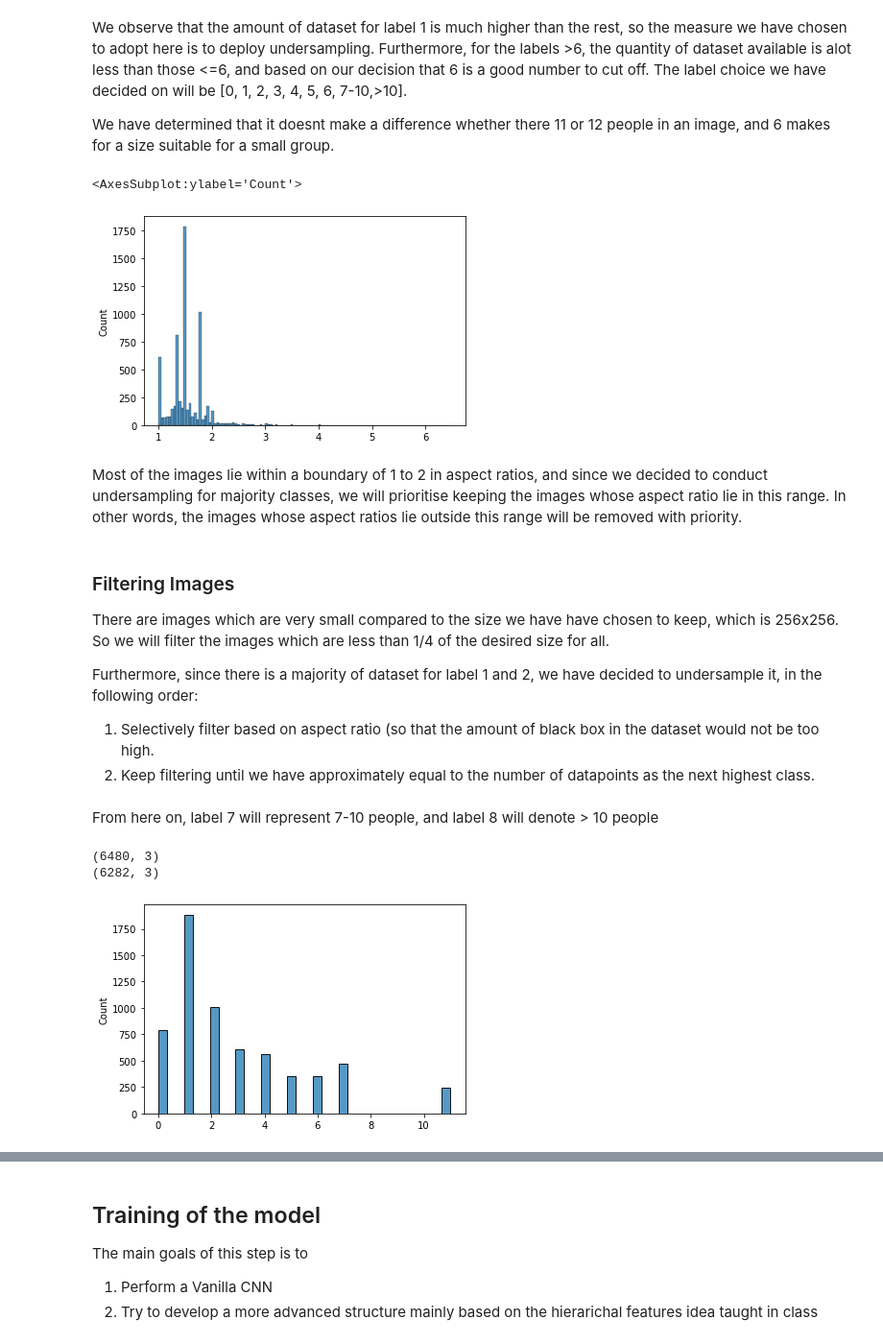
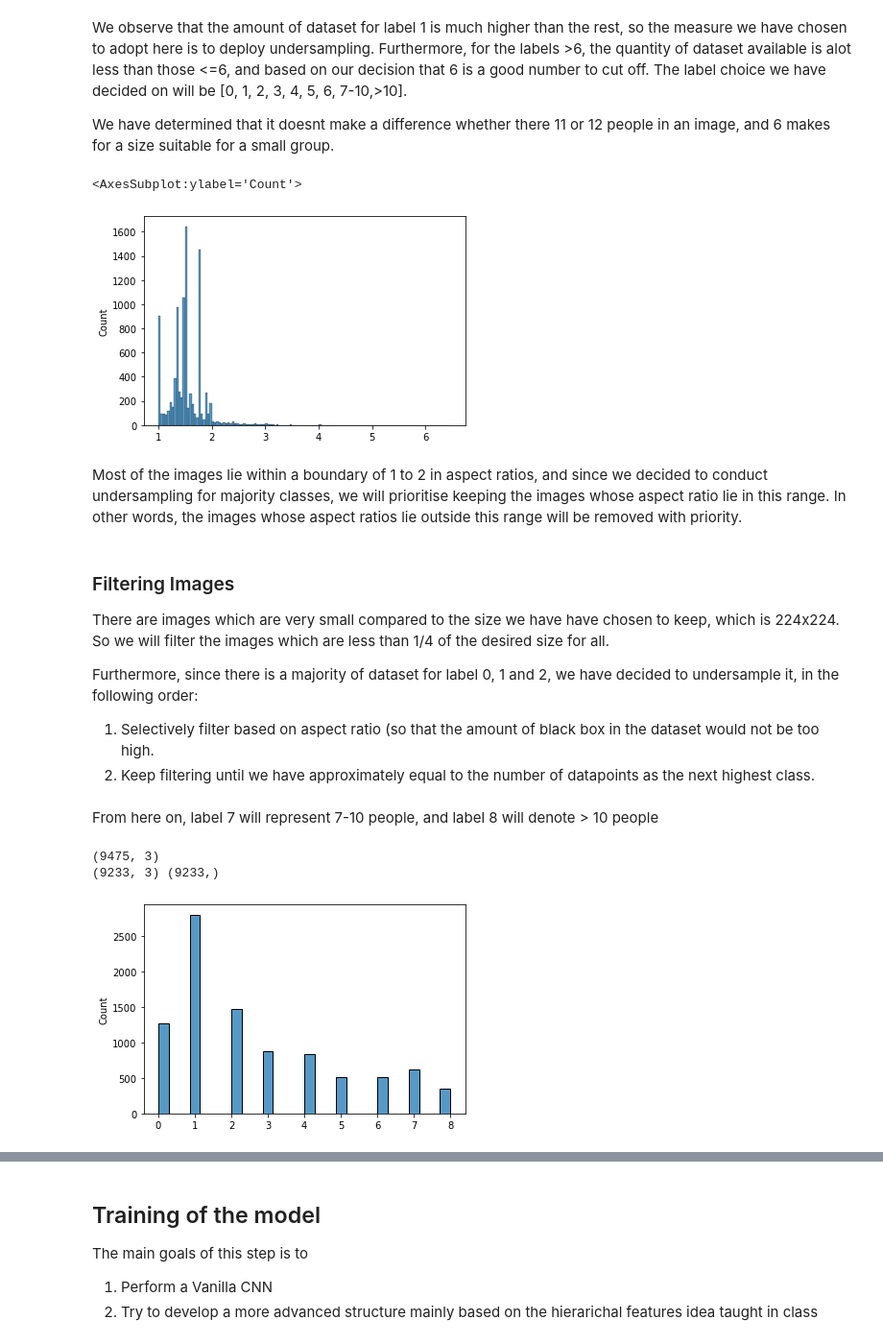
Before and after one commit to ClementNgZiQian/CS4243_2122S2_Project, a Jupyter notebook: CS4243 Project.ipynb, the cells around one changed output, grey strips where cells are left out. Shown at 96% size. Drawn from its saved outputs; the diff is of its cells as text; code cells hidden in the pictures.

Commit message:
dixed minor typos, revised dataset loading

```diff
--- a/CS4243 Project.ipynb
+++ b/CS4243 Project.ipynb
@@ -36,12 +36,12 @@ A few things to note:
 # %%
 base_folder = './dataset-raw'
 classes = os.listdir(base_folder)
-classes.remove('Unusable')
 classes = [int(i) for i in classes]
 classes.sort()
 # %%
 def dataset_stats(classes):
     stats = []
+    paths = []
     for class_ in classes:
         folder_path = f'{base_folder}/{class_}'
         files = os.listdir(folder_path)
@@ -50,10 +50,11 @@ def dataset_stats(classes):
             file_path = f'{folder_path}/{file}'
             im = Image.open(file_path)
             size = im.size
-            stats.append(size + (min(class_, 11), file_path))
-    return np.array(stats)
+            stats.append(size + (min(class_, 11), ))
+            paths.append(file_path)
+    return np.array(stats), np.array(paths)
 # %%
-stats = dataset_stats(classes)
+stats, paths = dataset_stats(classes)
 # %%
 sns.histplot(x=stats[:, 2])
 # %% [output]
@@ -69,21 +71,21 @@ def ratio(stats):
 # %%
-ratios = ratio(stats)
+ratios = get_ratio(stats)
 sns.histplot(x=ratios)
 # %% [output]
 <AxesSubplot:ylabel='Count'>
-[figure, old version]
+[figure, new version]
 # %% [markdown]
 Most of the images lie within a boundary of 1 to 2 in aspect ratios, and since we decided to conduct undersampling for majority classes, we will prioritise keeping the images whose aspect ratio lie in this range. In other words, the images whose aspect ratios lie outside this range will be removed with priority.
 # %% [markdown]
 ### Filtering Images
 
-There are images which are very small compared to the size we have have chosen to keep, which is 256x256. So we will filter the images which are less than 1/4 of the desired size for all.
+There are images which are very small compared to the size we have have chosen to keep, which is 224x224. So we will filter the images which are less than 1/4 of the desired size for all.
 
-Furthermore, since there is a majority of dataset for label 1 and 2, we have decided to undersample it, in the following order:
+Furthermore, since there is a majority of dataset for label 0, 1 and 2, we have decided to undersample it, in the following order:
 1. Selectively filter based on aspect ratio (so that the amount of black box in the dataset would not be too high.
 2. Keep filtering until we have approximately equal to the number of datapoints as the next highest class.
 # %%
-def filter_small(stats, size=256):
+def filter_small(stats, paths, size=256):
     crit_met = np.logical_and(
         stats[:, 0] >= size/2, stats[:, 1] >= size/2)
-    return stats[crit_met]
+    return stats[crit_met], paths[crit_met]
@@ -93,2 +91,0 @@ stats[stats[:,2] >= 11, 2] = 8
-# %% [markdown]
-From here on, label 7 will represent 7-10 people, and label 8 will denote > 10 people
@@ -95,9 +95,11 @@ From here on, label 7 will represent 7-10 people, and label 8 will denote > 10 p
+# %% [markdown]
+From here on, label 7 will represent 7-10 people, and label 8 will denote > 10 people
 # %%
-filtered = filter_small(stats)
-sns.histplot(x=filtered[:, 2])
+filtered_stats, filtered_paths = filter_small(stats, paths, 224)
+sns.histplot(x=filtered_stats[:, 2])
 print(stats.shape)
-print(filtered.shape)
+print(filtered_stats.shape, filtered_paths.shape)
 # %% [output]
-(6480, 3)
-(6282, 3)
+(9475, 3)
+(9233, 3) (9233,)
-[figure, old version]
+[figure, new version]
```
Also changed, not shown: parts of 36 cells of this notebook.
